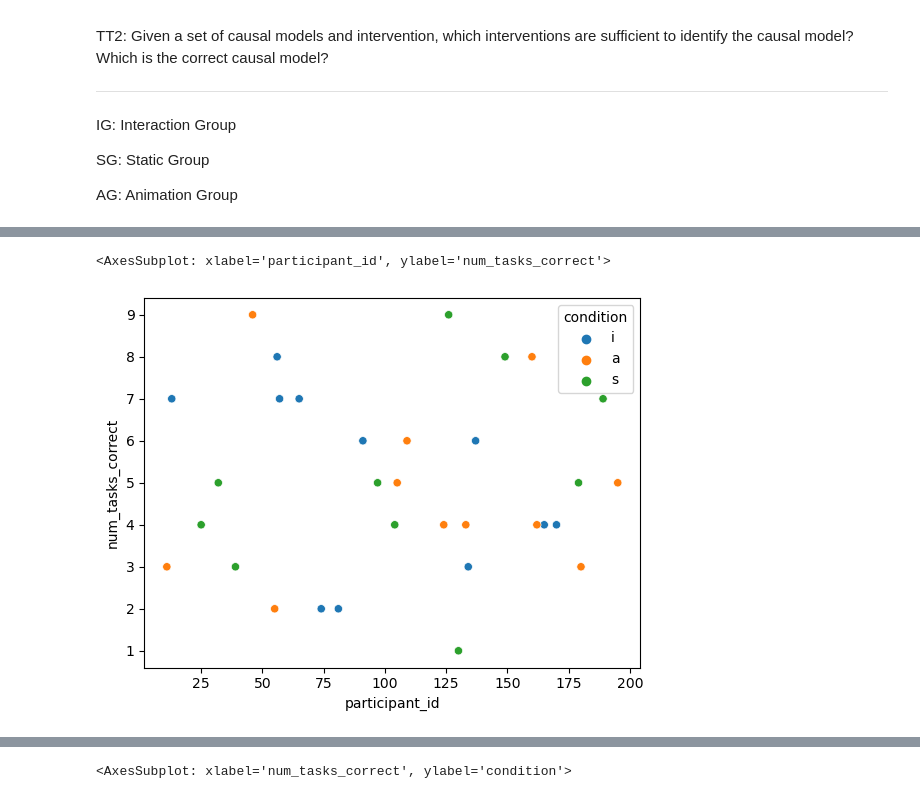
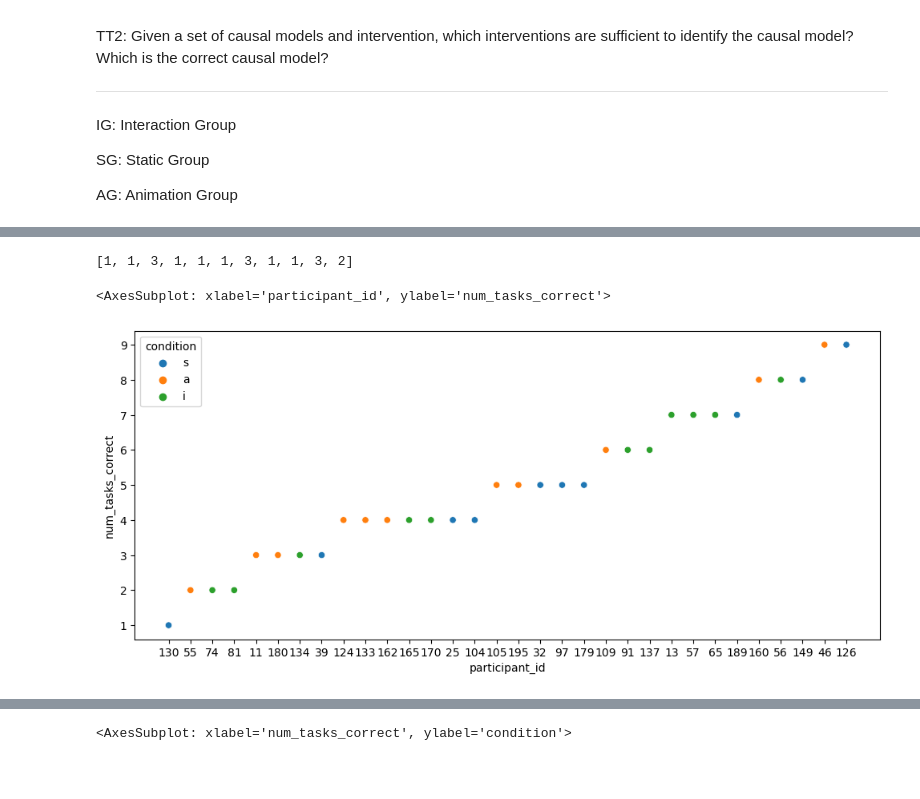
Before and after one commit to evdoxiataka/simulated_interventions_study_analysis, a Jupyter notebook: descriptive_stats.ipynb, the cells around one changed output, grey strips where cells are left out. Cells and saved outputs as stored; diff of their text form; code cells hidden in the pictures; blank space fills up the shorter version.

```diff
--- a/descriptive_stats.ipynb
+++ b/descriptive_stats.ipynb
@@ -99 +135,5 @@ answ_sc_i_singl, answ_sc_s_singl, answ_sc_a_singl = get_answers_scores_single_se
+# %%
+answ_sc_i_interv_T2['t11']
+# %% [output]
+[1, 1, 3, 1, 1, 1, 3, 1, 1, 3, 2]
 # %%
@@ -149,7 +189,7 @@ df = pd.DataFrame.from_dict(data)
 data_perf_per_part = {'participant_id':[], 'num_tasks_correct':[], 'condition':[]}
 for p in df['participant'].unique():
     data_perf_per_part['num_tasks_correct'].append(df[df['participant'] == p]['accuracy'].sum())
-    data_perf_per_part['participant_id'].append(p)
+    data_perf_per_part['participant_id'].append(str(p))
     if p in participants_i:
         data_perf_per_part['condition'].append('i')
     elif p in participants_a:
@@ -160,5 +250,7 @@ df_perf_part = pd.DataFrame.from_dict(data_perf_per_part)
 # %%
-sns.scatterplot(df_perf_part, x='participant_id', y='num_tasks_correct', hue = 'condition')
+fig, ax = plt.subplots(1, 1, figsize=(12, 5))
+
+sns.scatterplot(df_perf_part.sort_values(['num_tasks_correct','condition']), x='participant_id', y='num_tasks_correct', hue = 'condition', ax = ax)
 # %% [output]
 <AxesSubplot: xlabel='participant_id', ylabel='num_tasks_correct'>
-[figure, old version]
+[figure, new version]
```
Also changed, not shown: parts of 14 cells of this notebook, 4 other files.
